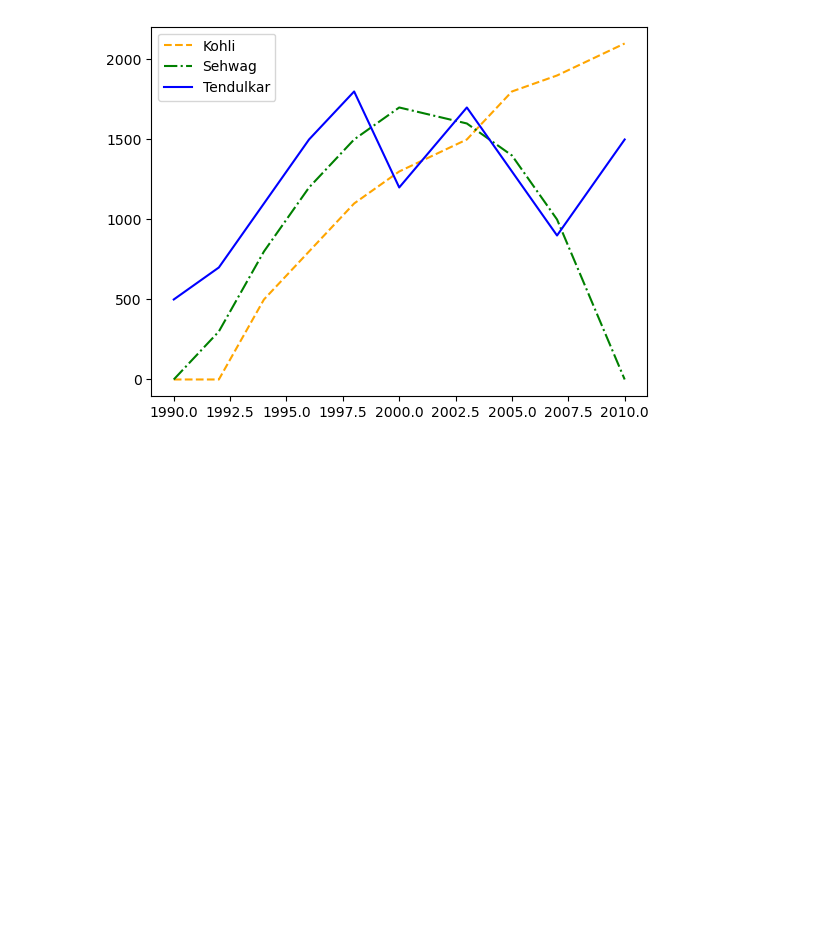
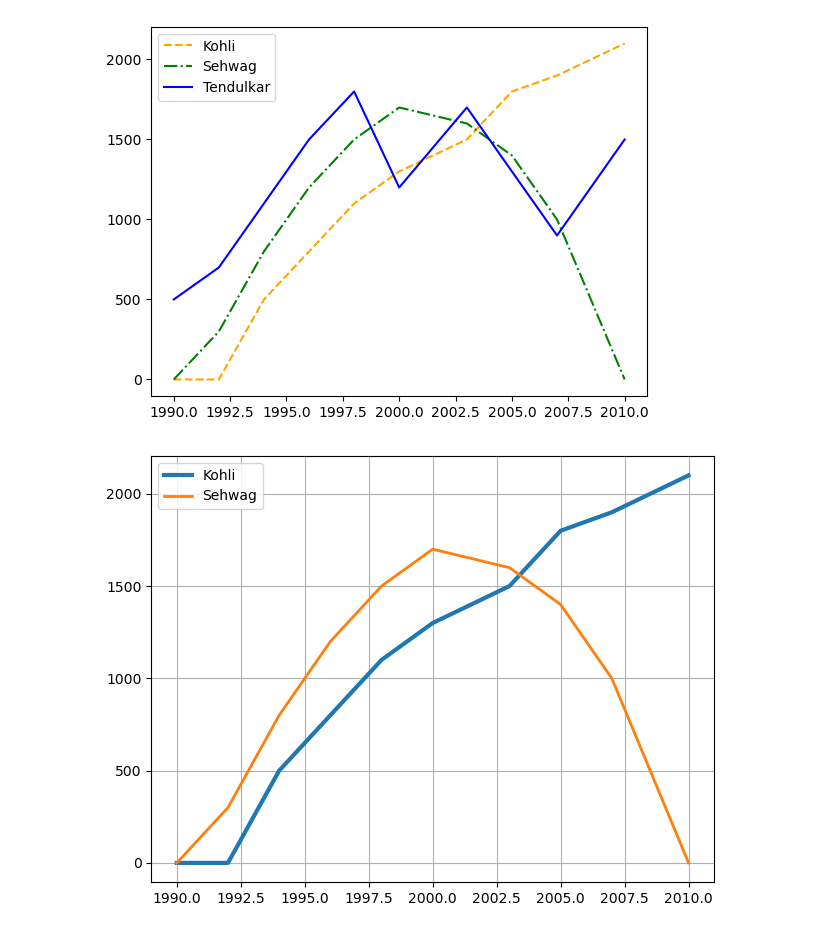
Before and after one commit to AlsonBasnet7/ipynb, a Jupyter notebook: datavis/matplotlib_demo.ipynb, the cells around one changed output. Drawn from its saved outputs; the diff is of its cells as text; code cells hidden in the pictures; blank space fills up the shorter version.

```diff
--- a/datavis/matplotlib_demo.ipynb
+++ b/datavis/matplotlib_demo.ipynb
@@ -68,4 +68,11 @@ plt.legend()
 <matplotlib.legend.Legend at 0x...>
 [figure]
 # %%
-k
+plt.plot(years, kohli, linewidth=3, label="Kohli")
+plt.plot(years, sehwag, linewidth=2, label="Sehwag")
+plt.legend()
+plt.grid(True)
+plt.tight_layout()
+plt.show()
+# %% [output]
+[figure, added]
```
